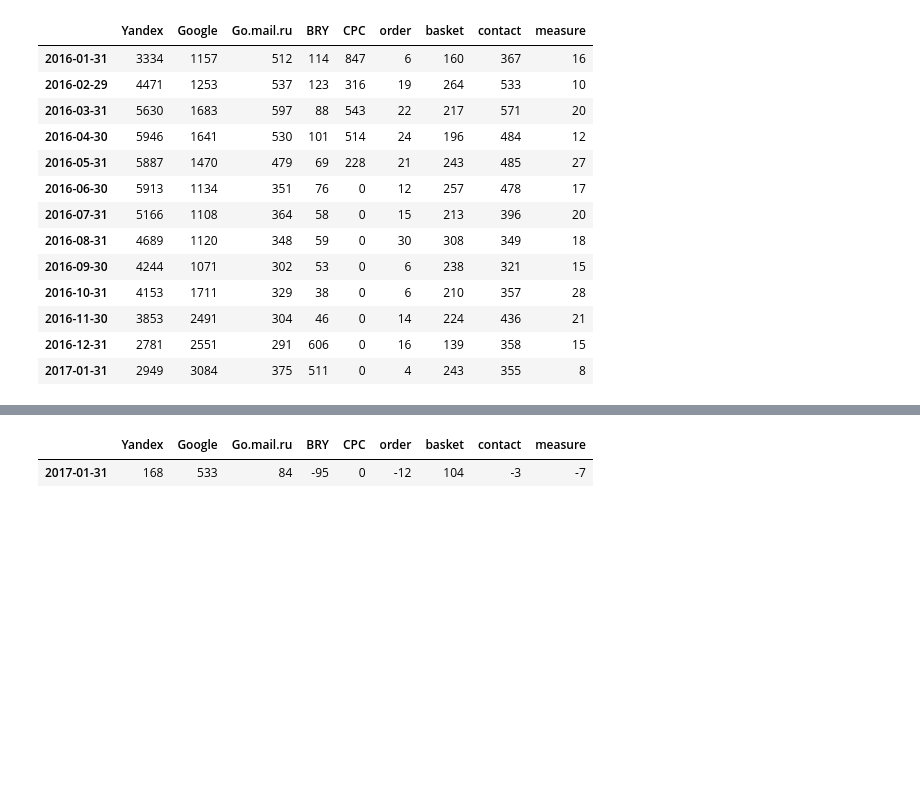
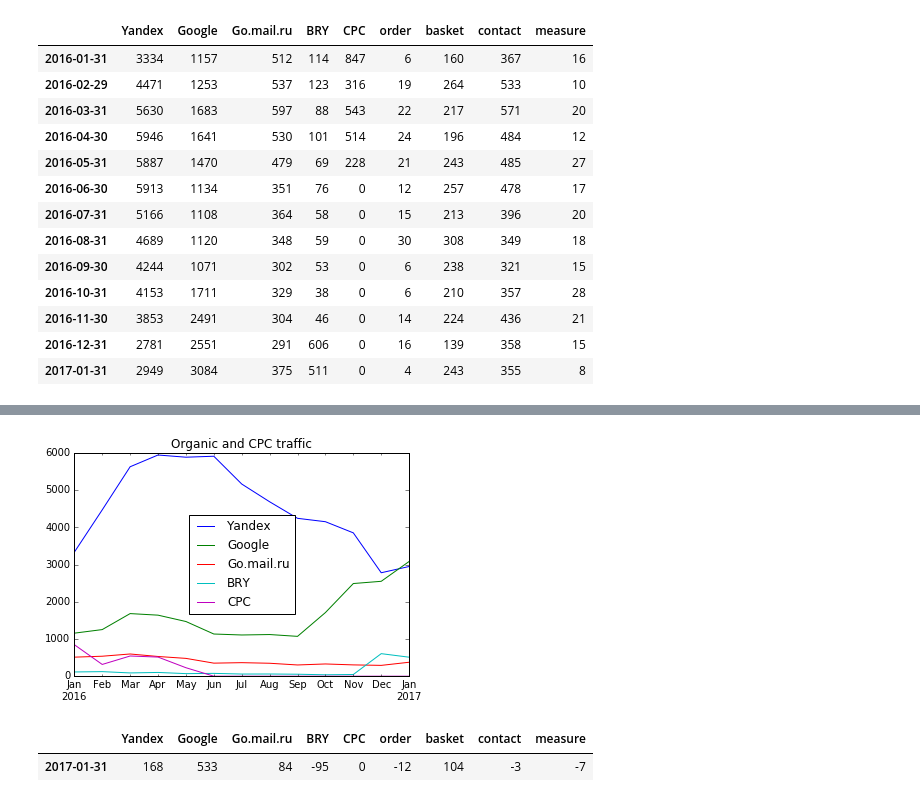
Before and after one commit to robosnob/took-took.ru, a Jupyter notebook: Reports/Took-Took.ru.ipynb, the cells around one changed output, grey strips where cells are left out. Cells and saved outputs as stored; diff of their text form; code cells hidden in the pictures; blank space fills up the shorter version.

Commit message:
add graphics

```diff
--- a/Reports/Took-Took.ru.ipynb
+++ b/Reports/Took-Took.ru.ipynb
@@ -45,2 +47,7 @@ ticks = ax.set_xticklabels(['{:%b %Y}'.format(x) for x in report.index]);
+# %%
+axes = report[se].plot(legend=True, title='Organic and CPC traffic');
+axes.legend = None;
+# %% [output]
+[figure, added]
 # %%
 rep_diff = report.diff(periods=1) # разница от месяца к месяцу
```
Also changed, not shown: parts of 2 cells of this notebook, 2 other files.
